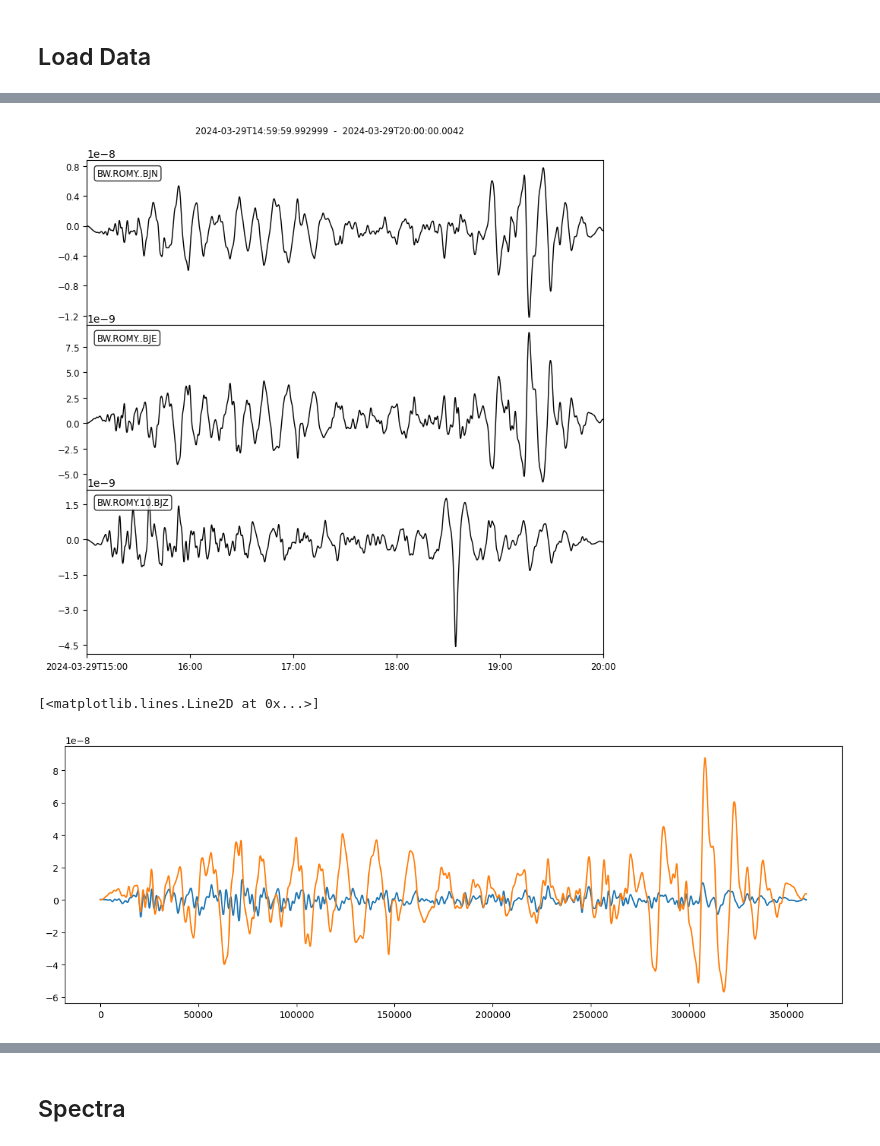
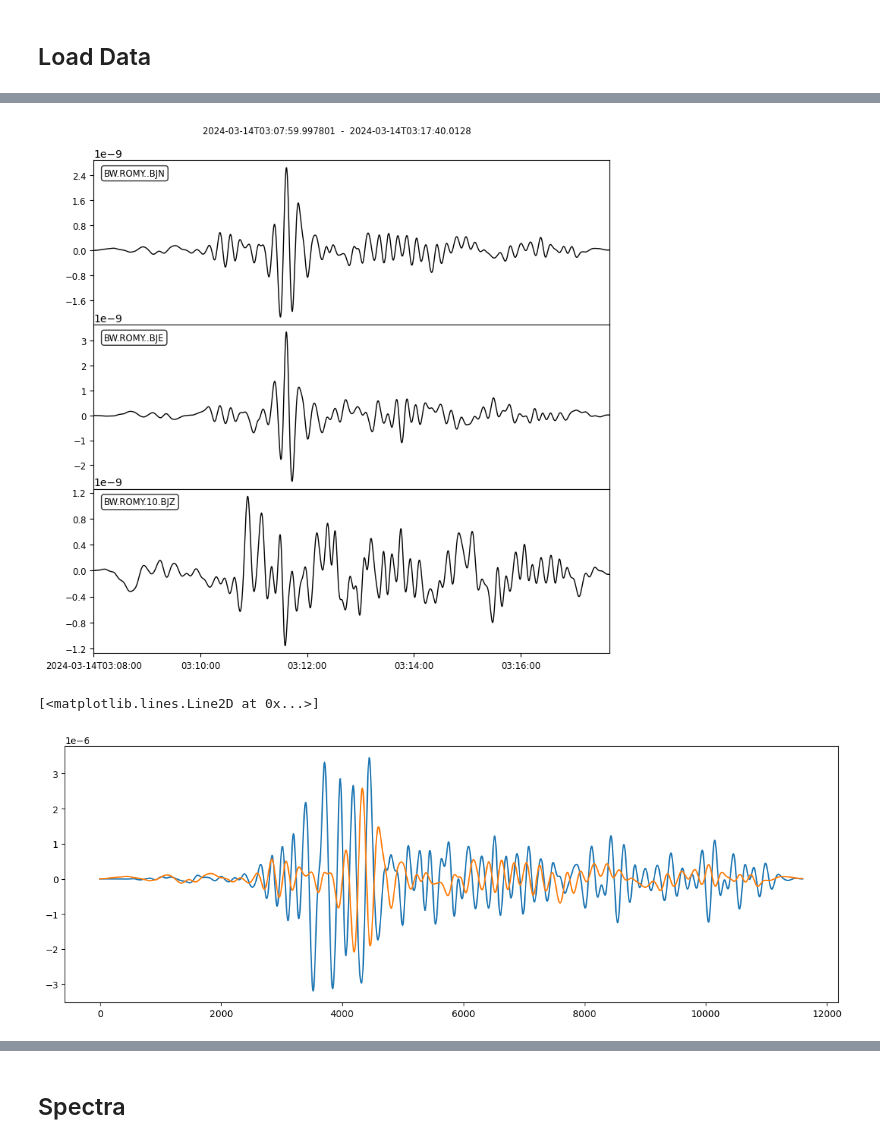
Before and after one commit to andbrocode/notebooks2, a Jupyter notebook: RomyEvents/RomyEvents_TiltCorrection.ipynb, the cells around one changed output, grey strips where cells are left out. Saved outputs shown, nothing was run; the diff lists cells and outputs as text; code cells hidden in the pictures.

```diff
--- a/RomyEvents/RomyEvents_TiltCorrection.ipynb
+++ b/RomyEvents/RomyEvents_TiltCorrection.ipynb
@@ -45,10 +45,10 @@ config['tend'] = obs.UTCDateTime("2024-03-14 03:36")
 config['trim'] = [120, 1100]
 
 ## Noise
-config['event_name'] = "Noise"
-config['tbeg'] = obs.UTCDateTime("2024-03-29 00:00")
-config['tend'] = obs.UTCDateTime("2024-03-30 00:00")
-config['trim'] = [15*3600, 4*3600]
+# config['event_name'] = "Noise"
+# config['tbeg'] = obs.UTCDateTime("2024-03-29 00:00")
+# config['tend'] = obs.UTCDateTime("2024-03-30 00:00")
+# config['trim'] = [15*3600, 4*3600]
 
 
 
@@ -84,6 +84,6 @@ GR.FUR..BHZ    | 2024-03-29T14:59:59.989999Z - 2024-03-29T19:59:59.989999Z | 20.
 # %%
-fmin, fmax = 0.001, 0.01
-# fmin, fmax = 0.01, 0.1
+# fmin, fmax = 0.001, 0.01
+fmin, fmax = 0.01, 0.1
 
 rot1 = st0.select(station="ROMY", channel="*J*").copy()
 acc1 = st0.select(station="FUR*", channel="*H*").copy()
@@ -97,17 +97,17 @@ til1 = rot1.integrate()
 
 til1.plot(equal_scale=False);
 # %% [output]
-[figure, old version]
+[figure, new version]
 # %%
-_acc = acc1.copy().select(channel="*N")[0].data
-_til = til1.copy().select(channel="*E")[0].data * 9.81
+_acc = acc1.copy().select(channel="*E")[0].data
+_til = til1.copy().select(channel="*N")[0].data * 9.81 *100
 
-plt.figure(figsize=(15,5))
+plt.figure(figsize=(15, 5))
 plt.plot(_acc)
 plt.plot(_til)
 # %% [output]
 [<matplotlib.lines.Line2D at 0x...>]
-[figure, old version]
+[figure, new version]
 # %%
 def __makeplot(til_in, acc_in, comp="N"):
 
```
Also changed, not shown: parts of 3 cells of this notebook, 9 other files.
